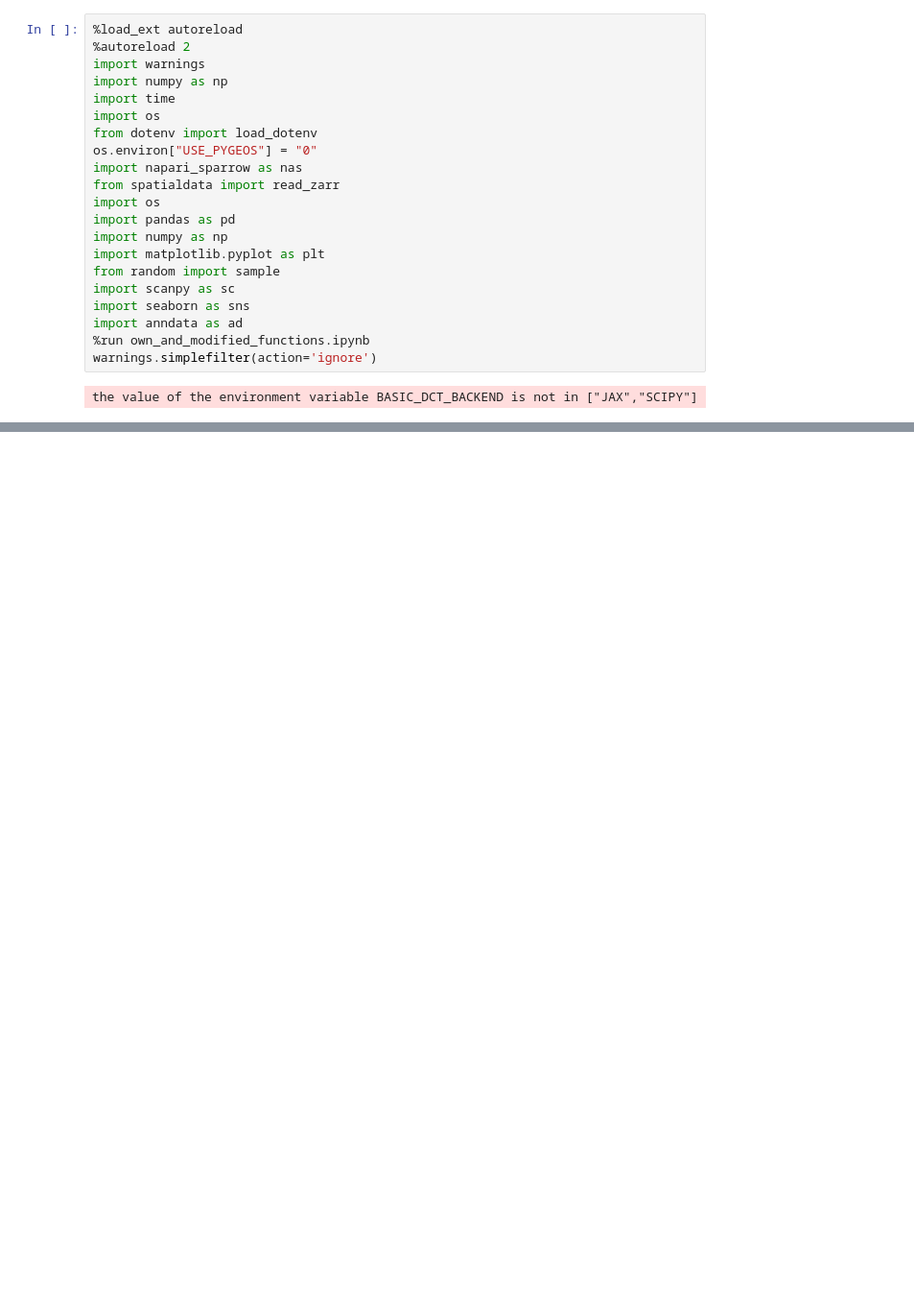
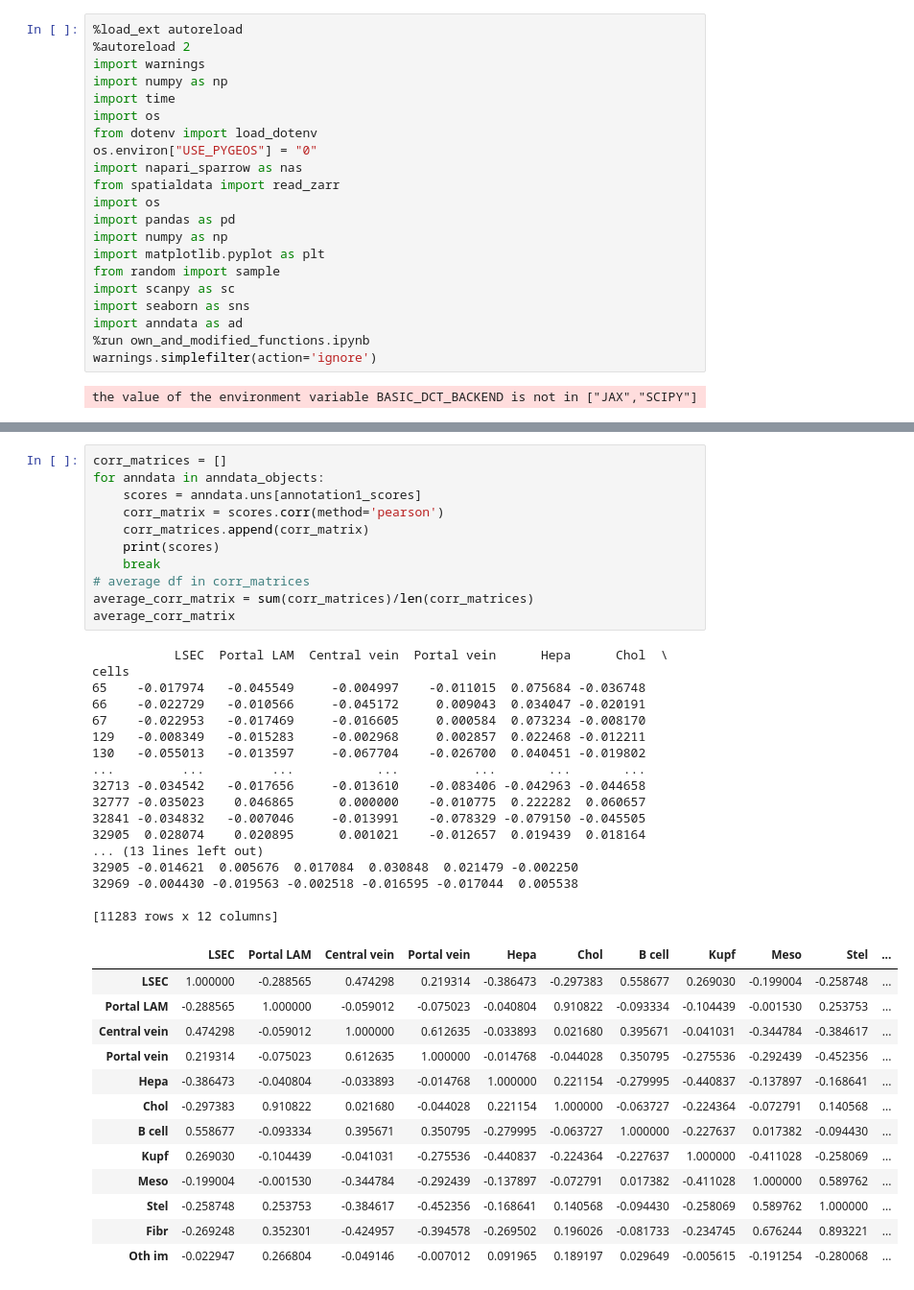
Before and after one commit to WoutVanhenden/Thesis, a Jupyter notebook: extra_plots.ipynb, the cells around one changed output, grey strips where cells are left out. Shown at 96% size. Saved outputs shown, nothing was run; the diff lists cells and outputs as text; blank space fills up the shorter version.

```diff
--- a/extra_plots.ipynb
+++ b/extra_plots.ipynb
@@ -47,3 +98,45 @@ Index(['region', 'instance', 'n_genes_by_counts', 'log1p_n_genes_by_counts',
+# %%
+corr_matrices = []
+for anndata in anndata_objects:
+    scores = anndata.uns[annotation1_scores]
+    corr_matrix = scores.corr(method='pearson')
+    corr_matrices.append(corr_matrix)
+    print(scores)
+    break
+# average df in corr_matrices
+average_corr_matrix = sum(corr_matrices)/len(corr_matrices)
+average_corr_matrix
+# %% [output]
+           LSEC  Portal LAM  Central vein  Portal vein      Hepa      Chol  \
+cells
+65    -0.017974   -0.045549     -0.004997    -0.011015  0.075684 -0.036748
+66    -0.022729   -0.010566     -0.045172     0.009043  0.034047 -0.020191
+67    -0.022953   -0.017469     -0.016605     0.000584  0.073234 -0.008170
+129   -0.008349   -0.015283     -0.002968     0.002857  0.022468 -0.012211
+130   -0.055013   -0.013597     -0.067704    -0.026700  0.040451 -0.019802
+...         ...         ...           ...          ...       ...       ...
+32713 -0.034542   -0.017656     -0.013610    -0.083406 -0.042963 -0.044658
+32777 -0.035023    0.046865      0.000000    -0.010775  0.222282  0.060657
+32841 -0.034832   -0.007046     -0.013991    -0.078329 -0.079150 -0.045505
+32905  0.028074    0.020895      0.001021    -0.012657  0.019439  0.018164
+... (13 lines left out)
+32905 -0.014621  0.005676  0.017084  0.030848  0.021479 -0.002250
+32969 -0.004430 -0.019563 -0.002518 -0.016595 -0.017044  0.005538
+
+[11283 rows x 12 columns]
+|  | LSEC | Portal LAM | Central vein | Portal vein | Hepa | Chol | B cell | Kupf | Meso | Stel | ... |
+| LSEC | 1.000000 | -0.288565 | 0.474298 | 0.219314 | -0.386473 | -0.297383 | 0.558677 | 0.269030 | -0.199004 | -0.258748 | ... |
+| Portal LAM | -0.288565 | 1.000000 | -0.059012 | -0.075023 | -0.040804 | 0.910822 | -0.093334 | -0.104439 | -0.001530 | 0.253753 | ... |
+| Central vein | 0.474298 | -0.059012 | 1.000000 | 0.612635 | -0.033893 | 0.021680 | 0.395671 | -0.041031 | -0.344784 | -0.384617 | ... |
+| Portal vein | 0.219314 | -0.075023 | 0.612635 | 1.000000 | -0.014768 | -0.044028 | 0.350795 | -0.275536 | -0.292439 | -0.452356 | ... |
+| Hepa | -0.386473 | -0.040804 | -0.033893 | -0.014768 | 1.000000 | 0.221154 | -0.279995 | -0.440837 | -0.137897 | -0.168641 | ... |
+| Chol | -0.297383 | 0.910822 | 0.021680 | -0.044028 | 0.221154 | 1.000000 | -0.063727 | -0.224364 | -0.072791 | 0.140568 | ... |
+| B cell | 0.558677 | -0.093334 | 0.395671 | 0.350795 | -0.279995 | -0.063727 | 1.000000 | -0.227637 | 0.017382 | -0.094430 | ... |
+| Kupf | 0.269030 | -0.104439 | -0.041031 | -0.275536 | -0.440837 | -0.224364 | -0.227637 | 1.000000 | -0.411028 | -0.258069 | ... |
+| Meso | -0.199004 | -0.001530 | -0.344784 | -0.292439 | -0.137897 | -0.072791 | 0.017382 | -0.411028 | 1.000000 | 0.589762 | ... |
+| Stel | -0.258748 | 0.253753 | -0.384617 | -0.452356 | -0.168641 | 0.140568 | -0.094430 | -0.258069 | 0.589762 | 1.000000 | ... |
+| Fibr | -0.269248 | 0.352301 | -0.424957 | -0.394578 | -0.269502 | 0.196026 | -0.081733 | -0.234745 | 0.676244 | 0.893221 | ... |
+| Oth im | -0.022947 | 0.266804 | -0.049146 | -0.007012 | 0.091965 | 0.189197 | 0.029649 | -0.005615 | -0.191254 | -0.280068 | ... |
 # %%
 miniLeiden = clusteringVSleiden(anndata,'annotation_own_score_genes_Atlas_Scores_12','leiden')
 # %% [output]
```
Also changed, not shown: parts of 9 cells of this notebook, 2 other files.
